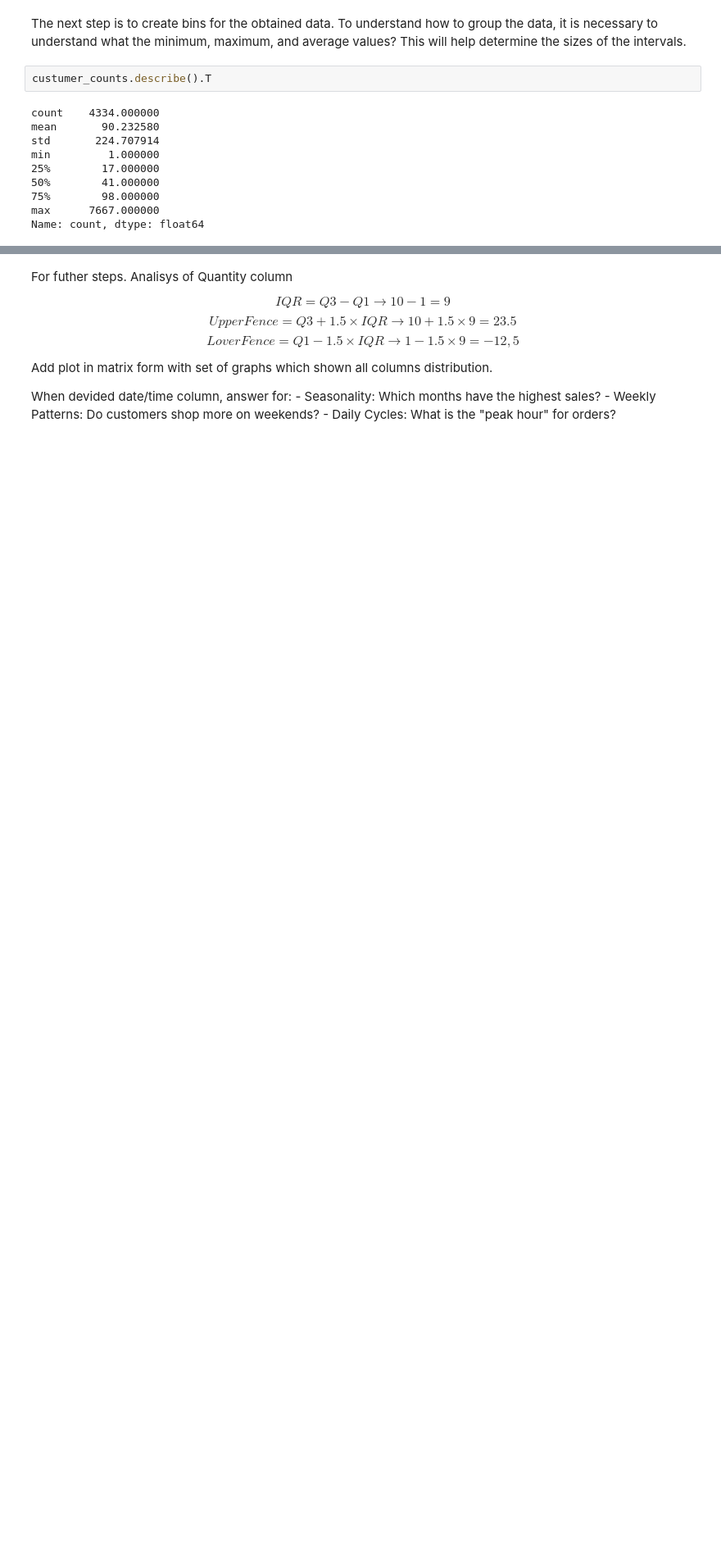
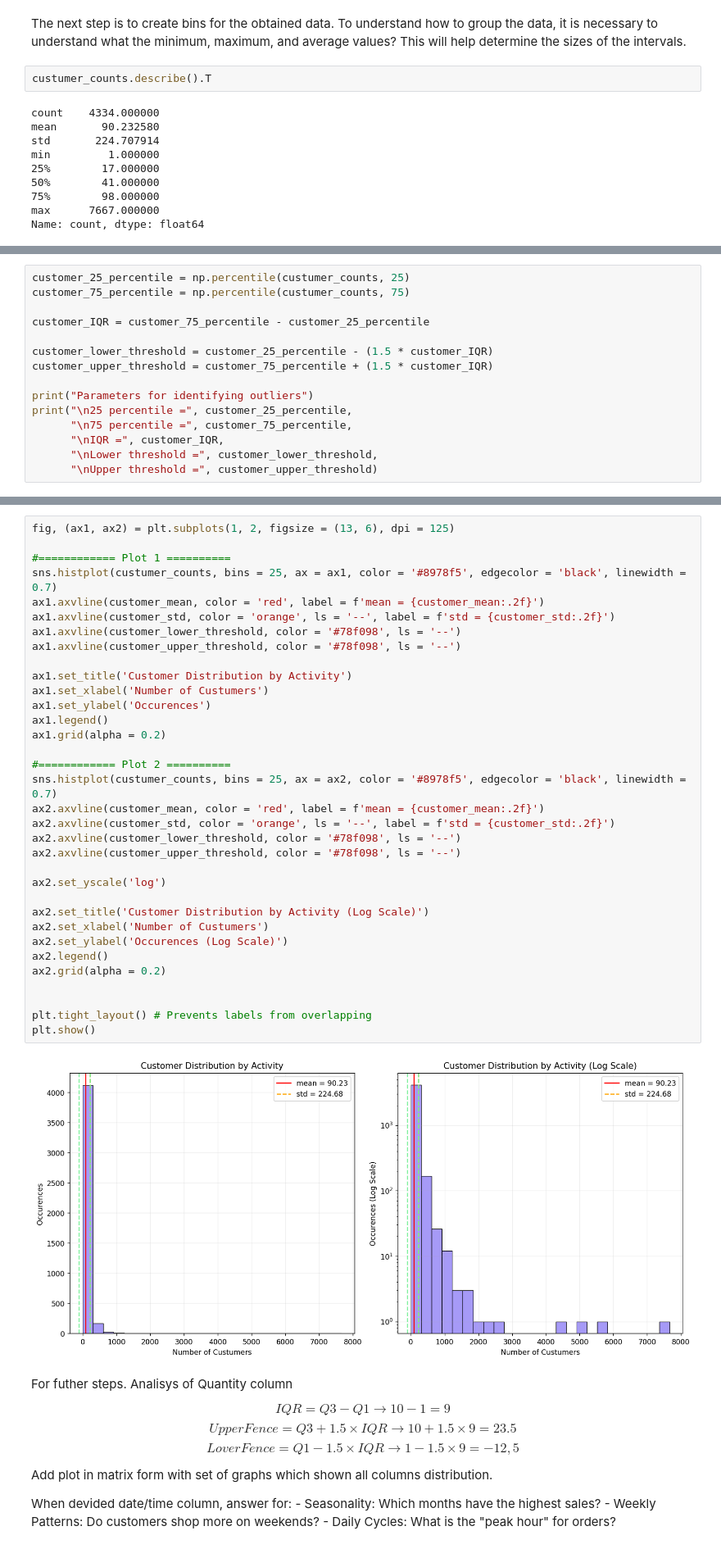
Before and after one commit to RV01011001/project_1-customer-segmentation, a Jupyter notebook: notebooks/03_exploratory_data_analysis.ipynb, the cells around one changed output, grey strips where cells are left out. Shown at 82% size. Saved outputs shown, nothing was run; the diff lists cells and outputs as text; blank space fills up the shorter version.

```diff
--- a/notebooks/03_exploratory_data_analysis.ipynb
+++ b/notebooks/03_exploratory_data_analysis.ipynb
@@ -122,0 +155,15 @@ plt.hist(custumer_counts_binned)
+# %%
+customer_25_percentile = np.percentile(custumer_counts, 25)
+customer_75_percentile = np.percentile(custumer_counts, 75)
+
+customer_IQR = customer_75_percentile - customer_25_percentile
+
+customer_lower_threshold = customer_25_percentile - (1.5 * customer_IQR)
+customer_upper_threshold = customer_75_percentile + (1.5 * customer_IQR)
+
+print("Parameters for identifying outliers")
+print("\n25 percentile =", customer_25_percentile,
+      "\n75 percentile =", customer_75_percentile,
+      "\nIQR =", customer_IQR,
+      "\nLower threshold =", customer_lower_threshold,
+      "\nUpper threshold =", customer_upper_threshold)
@@ -123,3 +178,39 @@ plt.hist(custumer_counts_binned)
+# %%
+fig, (ax1, ax2) = plt.subplots(1, 2, figsize = (13, 6), dpi = 125)
+
+#============ Plot 1 ==========
+sns.histplot(custumer_counts, bins = 25, ax = ax1, color = '#8978f5', edgecolor = 'black', linewidth = 0.7)
+ax1.axvline(customer_mean, color = 'red', label = f'mean = {customer_mean:.2f}')
+ax1.axvline(customer_std, color = 'orange', ls = '--', label = f'std = {customer_std:.2f}')
+ax1.axvline(customer_lower_threshold, color = '#78f098', ls = '--')
+ax1.axvline(customer_upper_threshold, color = '#78f098', ls = '--')
+
+ax1.set_title('Customer Distribution by Activity')
+ax1.set_xlabel('Number of Custumers')
+ax1.set_ylabel('Occurences')
+ax1.legend()
+ax1.grid(alpha = 0.2)
+
+#============ Plot 2 ==========
+sns.histplot(custumer_counts, bins = 25, ax = ax2, color = '#8978f5', edgecolor = 'black', linewidth = 0.7)
+ax2.axvline(customer_mean, color = 'red', label = f'mean = {customer_mean:.2f}')
+ax2.axvline(customer_std, color = 'orange', ls = '--', label = f'std = {customer_std:.2f}')
+ax2.axvline(customer_lower_threshold, color = '#78f098', ls = '--')
+ax2.axvline(customer_upper_threshold, color = '#78f098', ls = '--')
+
+ax2.set_yscale('log')
+
+ax2.set_title('Customer Distribution by Activity (Log Scale)')
+ax2.set_xlabel('Number of Custumers')
+ax2.set_ylabel('Occurences (Log Scale)')
+ax2.legend()
+ax2.grid(alpha = 0.2)
+
+
+plt.tight_layout() # Prevents labels from overlapping
+plt.show()
+# %% [output]
+[figure, added]
 # %% [markdown]
 For futher steps. Analisys of Quantity column
 
```
Also changed, not shown: parts of 8 cells of this notebook.
